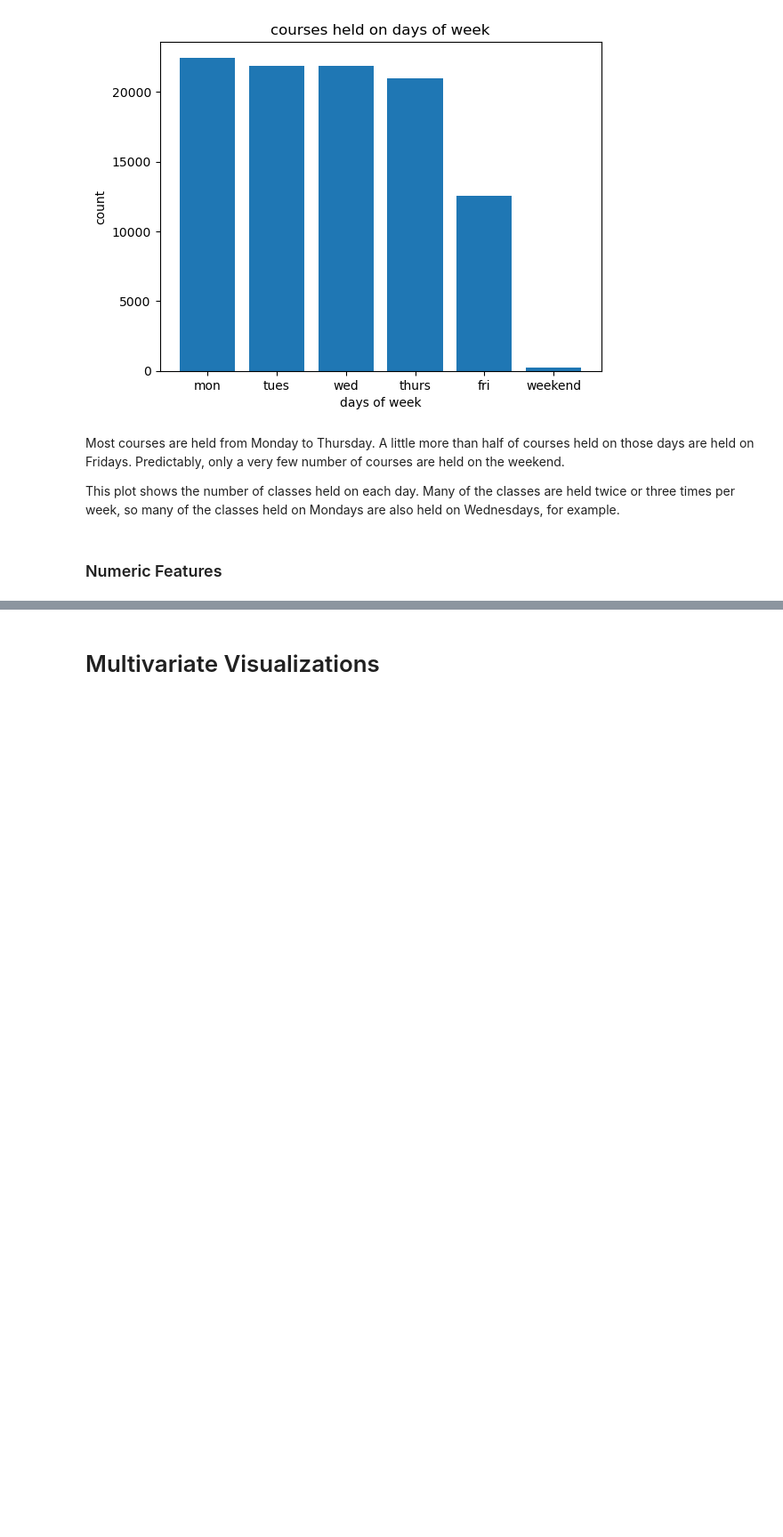
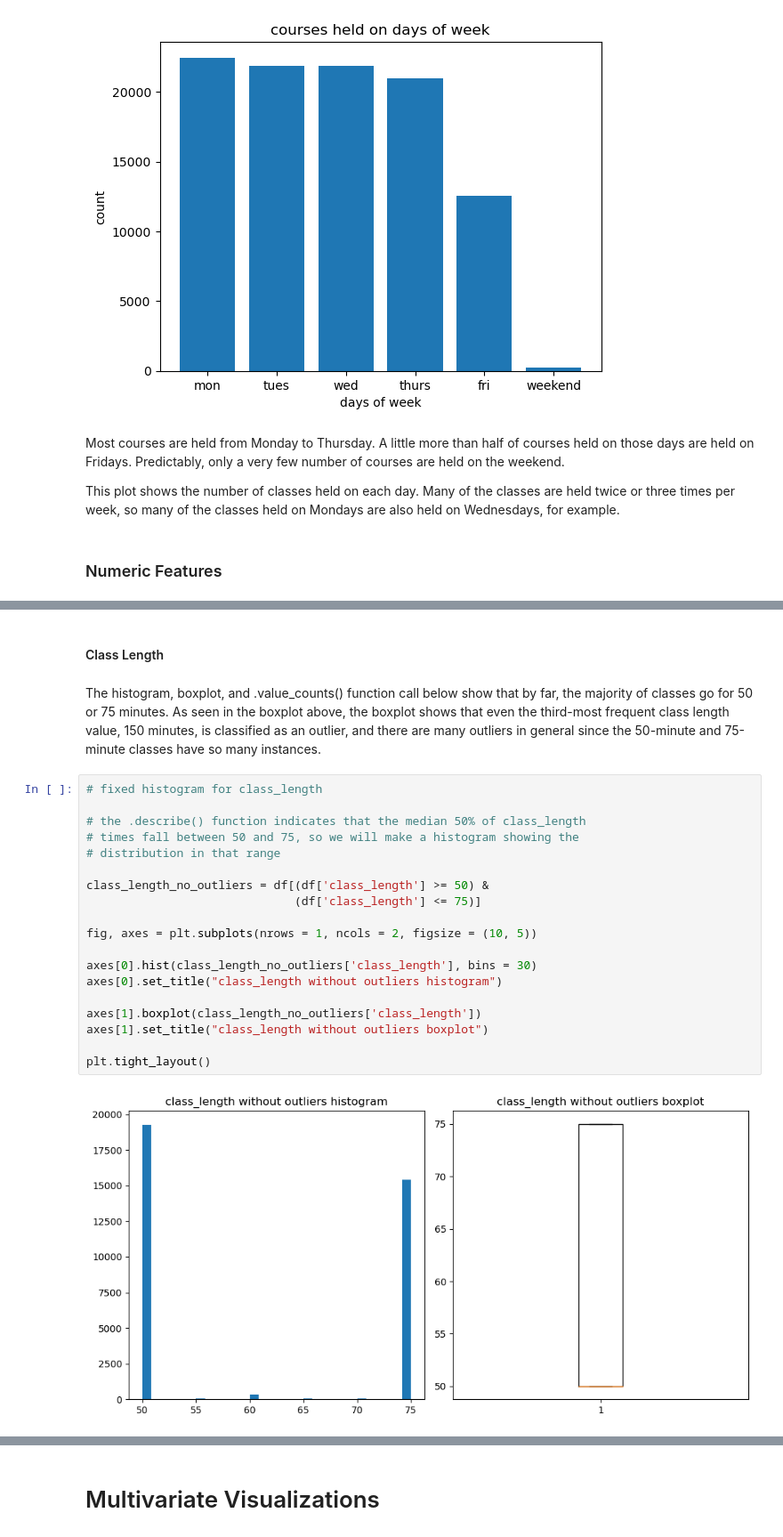
Before and after one commit to kellianneyang/predictive-academic-analytics, a Jupyter notebook: data_visualization.ipynb, the cells around one changed output, grey strips where cells are left out. Shown at 89% size. Drawn from its saved outputs; the diff is of its cells as text; blank space fills up the shorter version.

```diff
--- a/data_visualization.ipynb
+++ b/data_visualization.ipynb
@@ -280,0 +270,25 @@ This histogram without outliers for start_time shows a relatively normal distrib
+# %% [markdown]
+#### Class Length
+# %% [markdown]
+The histogram, boxplot, and .value_counts() function call below show that by far, the majority of classes go for 50 or 75 minutes. As seen in the boxplot above, the boxplot shows that even the third-most frequent class length value, 150 minutes, is classified as an outlier, and there are many outliers in general since the 50-minute and 75-minute classes have so many instances.
+# %%
+# fixed histogram for class_length
+
+# the .describe() function indicates that the median 50% of class_length
+# times fall between 50 and 75, so we will make a histogram showing the
+# distribution in that range
+
+class_length_no_outliers = df[(df['class_length'] >= 50) &
+                              (df['class_length'] <= 75)]
+
+fig, axes = plt.subplots(nrows = 1, ncols = 2, figsize = (10, 5))
+
+axes[0].hist(class_length_no_outliers['class_length'], bins = 30)
+axes[0].set_title("class_length without outliers histogram")
+
+axes[1].boxplot(class_length_no_outliers['class_length'])
+axes[1].set_title("class_length without outliers boxplot")
+
+plt.tight_layout()
+# %% [output]
+[figure, added]
```
Also changed, not shown: parts of 38 cells of this notebook.
